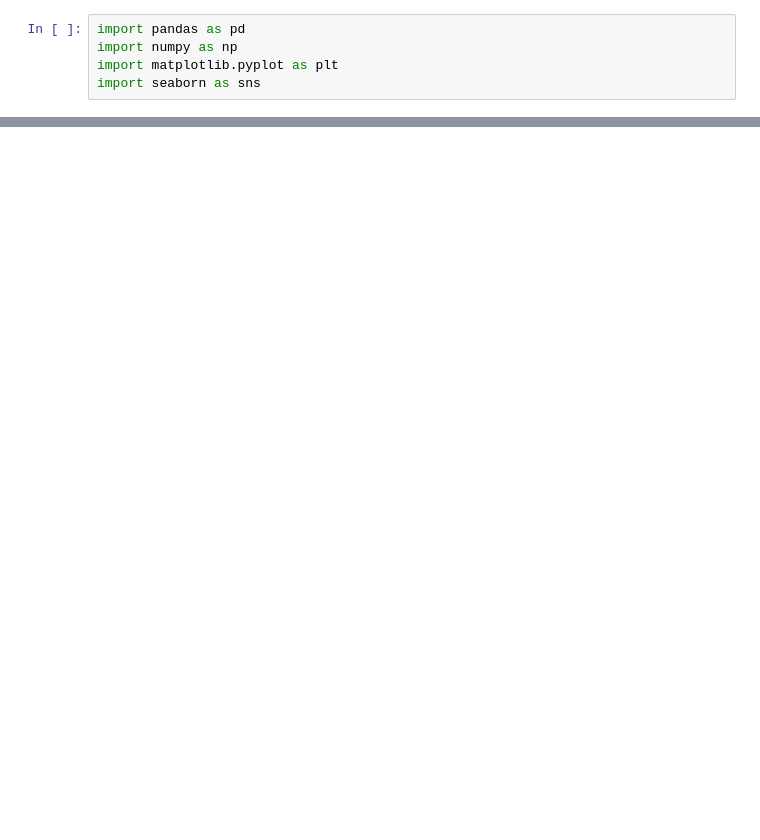
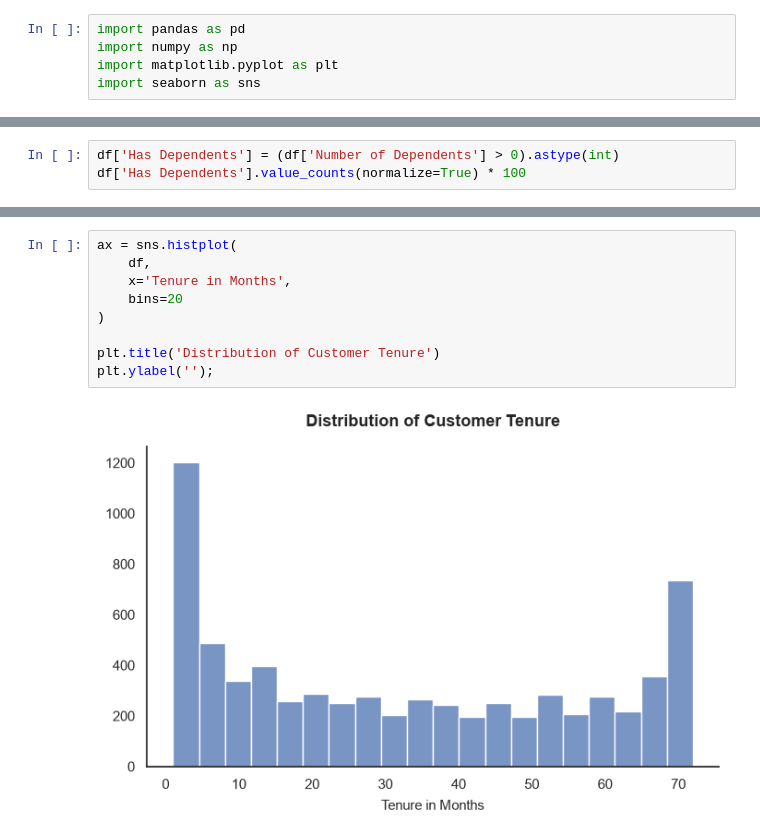
Before and after one commit to pendergataxel/telecom-customer-churn-analysis, a Jupyter notebook: notebooks/02_univariate_analysis.ipynb, the cells around one changed output, grey strips where cells are left out. Cells and saved outputs as stored; diff of their text form; blank space fills up the shorter version.

```diff
--- a/notebooks/02_univariate_analysis.ipynb
+++ b/notebooks/02_univariate_analysis.ipynb
@@ -1020,0 +142,3 @@ Name: count, dtype: int64
+# %%
+df['Has Dependents'] = (df['Number of Dependents'] > 0).astype(int)
+df['Has Dependents'].value_counts(normalize=True) * 100
@@ -1020,0 +167,11 @@ Name: count, dtype: int64
+# %%
+ax = sns.histplot(
+    df,
+    x='Tenure in Months',
+    bins=20
+)
+
+plt.title('Distribution of Customer Tenure')
+plt.ylabel('');
+# %% [output]
+[figure, added]
```
Also changed, not shown: parts of 148 cells of this notebook, 2 other files.
